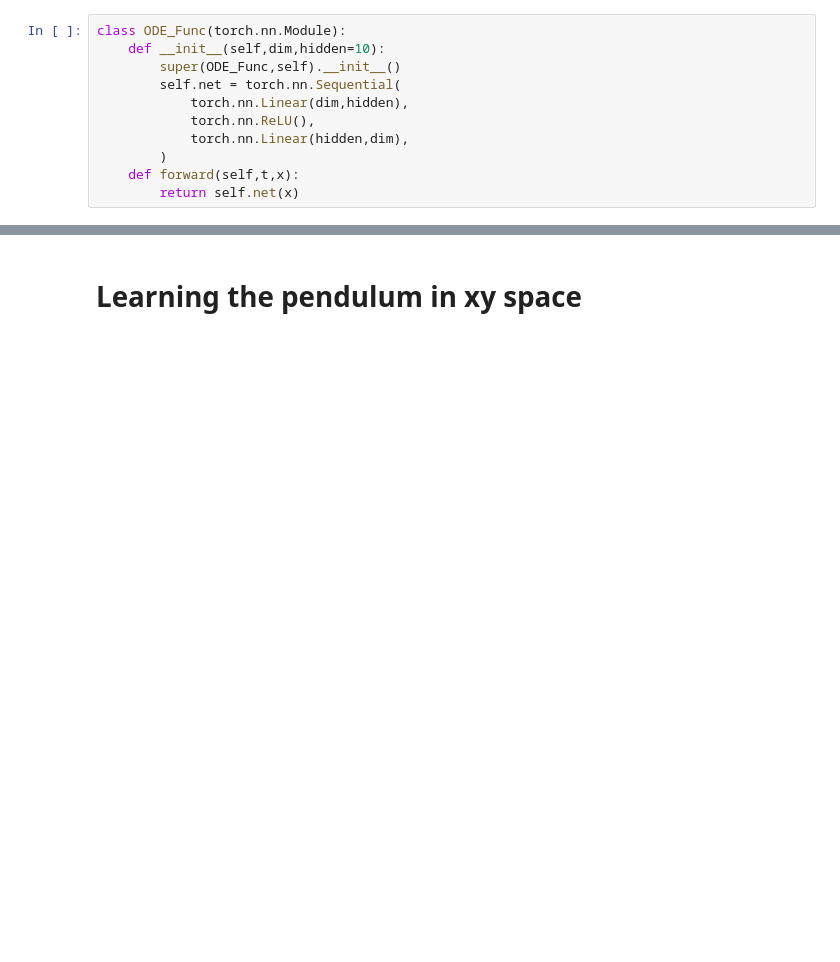
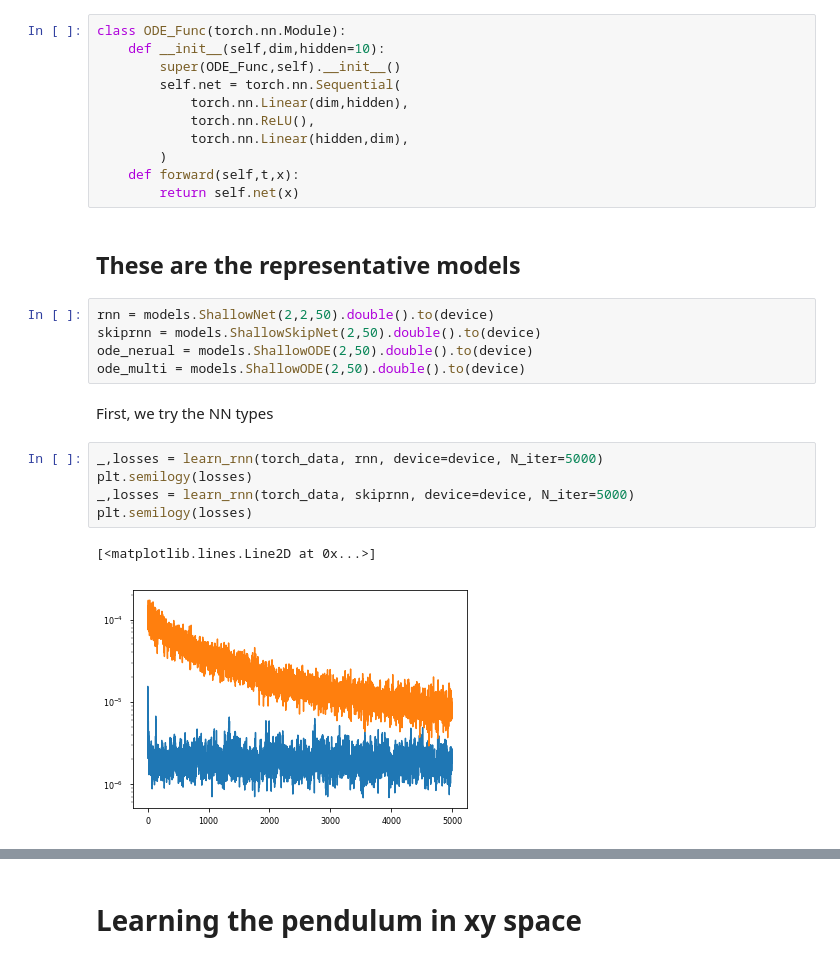
Before and after one commit to afqueiruga/on_learned_dynamics, a Jupyter notebook: NonlinearPendulum.ipynb, the cells around one changed output, grey strips where cells are left out. Cells and saved outputs as stored; diff of their text form; blank space fills up the shorter version.

```diff
--- a/NonlinearPendulum.ipynb
+++ b/NonlinearPendulum.ipynb
@@ -108,3 +107,20 @@ class ODE_Func(torch.nn.Module):
         )
     def forward(self,t,x):
         return self.net(x)
+# %% [markdown]
+## These are the representative models
+# %%
+rnn = models.ShallowNet(2,2,50).double().to(device)
+skiprnn = models.ShallowSkipNet(2,50).double().to(device)
+ode_nerual = models.ShallowODE(2,50).double().to(device)
+ode_multi = models.ShallowODE(2,50).double().to(device)
+# %% [markdown]
+First, we try the NN types
+# %%
+_,losses = learn_rnn(torch_data, rnn, device=device, N_iter=5000)
+plt.semilogy(losses)
+_,losses = learn_rnn(torch_data, skiprnn, device=device, N_iter=5000)
+plt.semilogy(losses)
+# %% [output]
+[<matplotlib.lines.Line2D at 0x...>]
+[figure, added]
```
Also changed, not shown: parts of 7 cells of this notebook, 3 other files.
